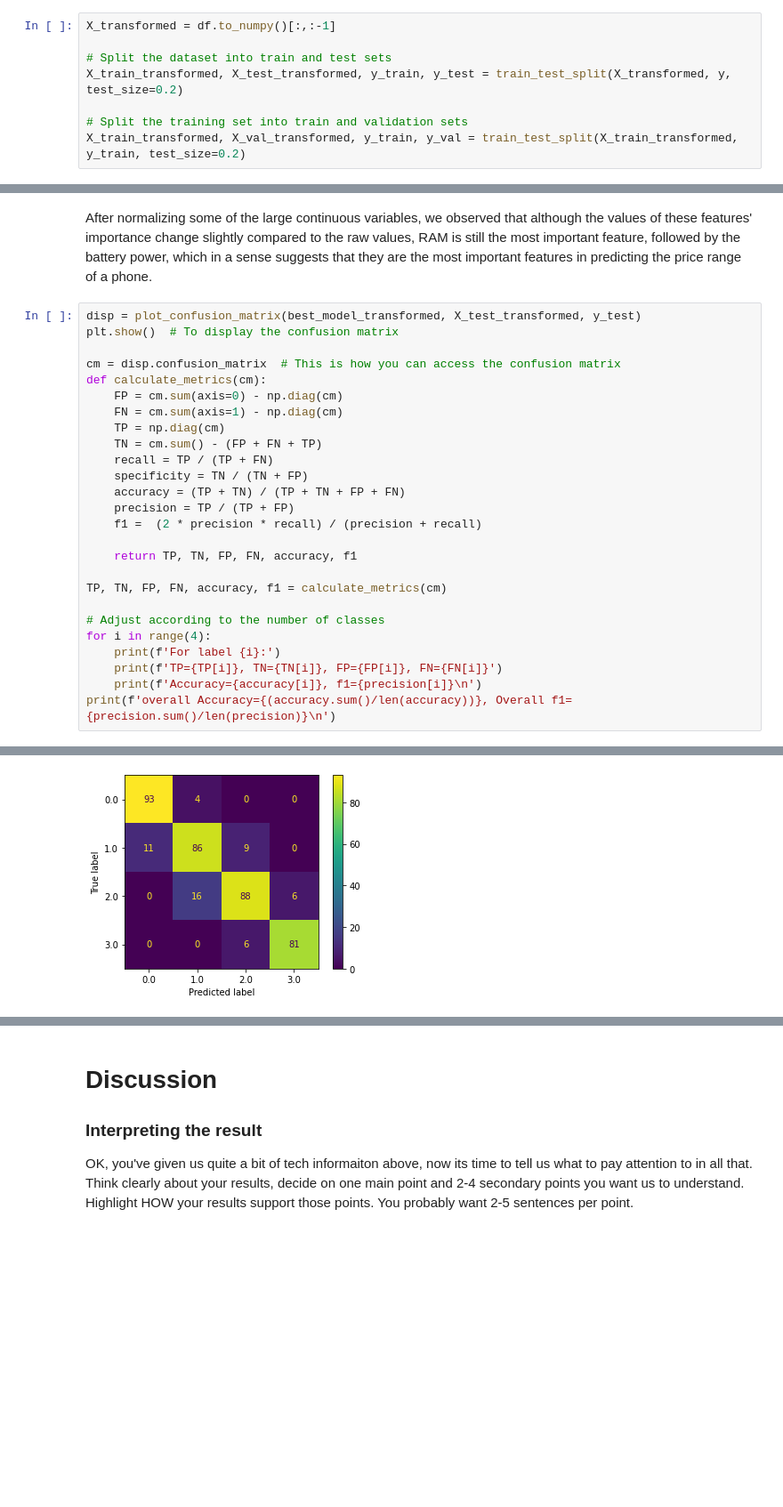
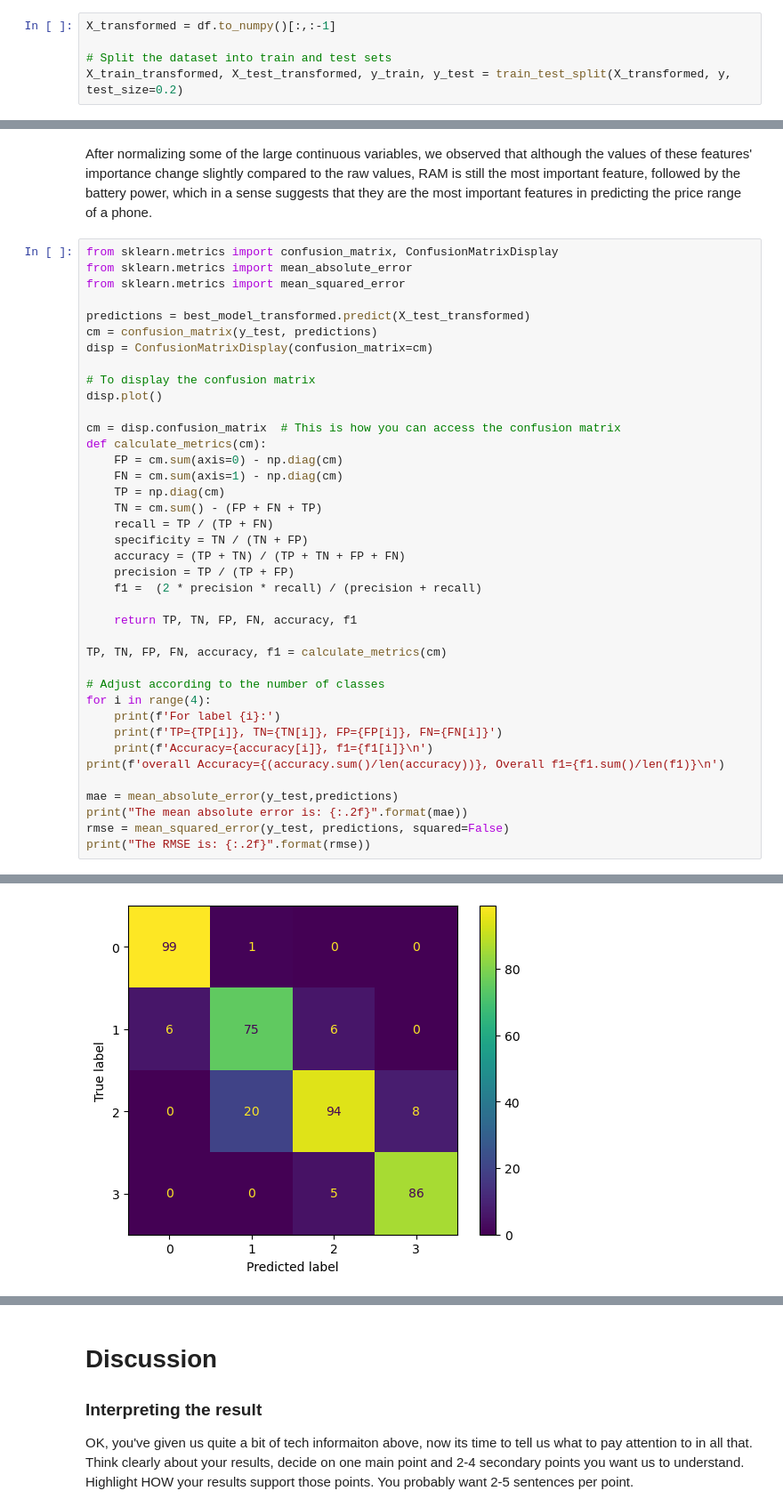
Before and after one commit to COGS118A/Group001-SP23, a Jupyter notebook: FinalProject_Group001-SP23.ipynb, the cells around one changed output, grey strips where cells are left out. Shown at 89% size. Cells and saved outputs as stored; diff of their text form; blank space fills up the shorter version.

Commit message:
evaluation metrics

```diff
--- a/FinalProject_Group001-SP23.ipynb
+++ b/FinalProject_Group001-SP23.ipynb
@@ -281,9 +286,6 @@ X_transformed = df.to_numpy()[:,:-1]
 
 # Split the dataset into train and test sets
 X_train_transformed, X_test_transformed, y_train, y_test = train_test_split(X_transformed, y, test_size=0.2)
-
-# Split the training set into train and validation sets
-X_train_transformed, X_val_transformed, y_train, y_val = train_test_split(X_train_transformed, y_train, test_size=0.2)
 # %%
 model_tranformed = RandomForestClassifier()
 
@@ -356,8 +360,16 @@ array([0.07658194, 0.00490466, 0.02655916, 0.00615624, 0.0201038 ,
 # %% [markdown]
 After normalizing some of the large continuous variables, we observed that although the values of these features' importance change slightly compared to the raw values, RAM is still the most important feature, followed by the battery power, which in a sense suggests that they are the most important features in predicting the price range of a phone.
 # %%
-disp = plot_confusion_matrix(best_model_transformed, X_test_transformed, y_test)
-plt.show()  # To display the confusion matrix
+from sklearn.metrics import confusion_matrix, ConfusionMatrixDisplay
+from sklearn.metrics import mean_absolute_error
+from sklearn.metrics import mean_squared_error
+
+predictions = best_model_transformed.predict(X_test_transformed)
+cm = confusion_matrix(y_test, predictions)
+disp = ConfusionMatrixDisplay(confusion_matrix=cm)
+
+# To display the confusion matrix
+disp.plot()
 
 cm = disp.confusion_matrix  # This is how you can access the confusion matrix
 def calculate_metrics(cm):
@@ -379,6 +391,11 @@ TP, TN, FP, FN, accuracy, f1 = calculate_metrics(cm)
 for i in range(4):
     print(f'For label {i}:')
     print(f'TP={TP[i]}, TN={TN[i]}, FP={FP[i]}, FN={FN[i]}')
-    print(f'Accuracy={accuracy[i]}, f1={precision[i]}\n')
-print(f'overall Accuracy={(accuracy.sum()/len(accuracy))}, Overall f1={precision.sum()/len(precision)}\n')
+    print(f'Accuracy={accuracy[i]}, f1={f1[i]}\n')
+print(f'overall Accuracy={(accuracy.sum()/len(accuracy))}, Overall f1={f1.sum()/len(f1)}\n')
+
+mae = mean_absolute_error(y_test,predictions)
+print("The mean absolute error is: {:.2f}".format(mae))
+rmse = mean_squared_error(y_test, predictions, squared=False)
+print("The RMSE is: {:.2f}".format(rmse))
 # %% [output]
@@ -385 +419 @@ print(f'overall Accuracy={(accuracy.sum()/len(accuracy))}, Overall f1={precision
-[figure, old version]
+[figure, new version]
```
Also changed, not shown: parts of 12 cells of this notebook.
